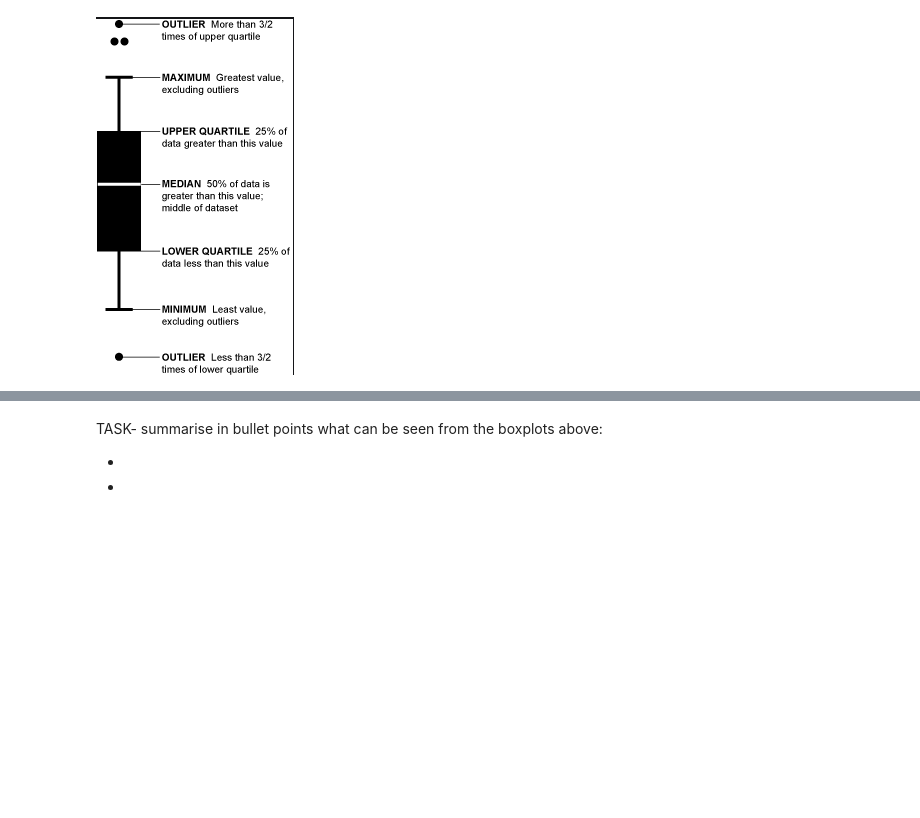
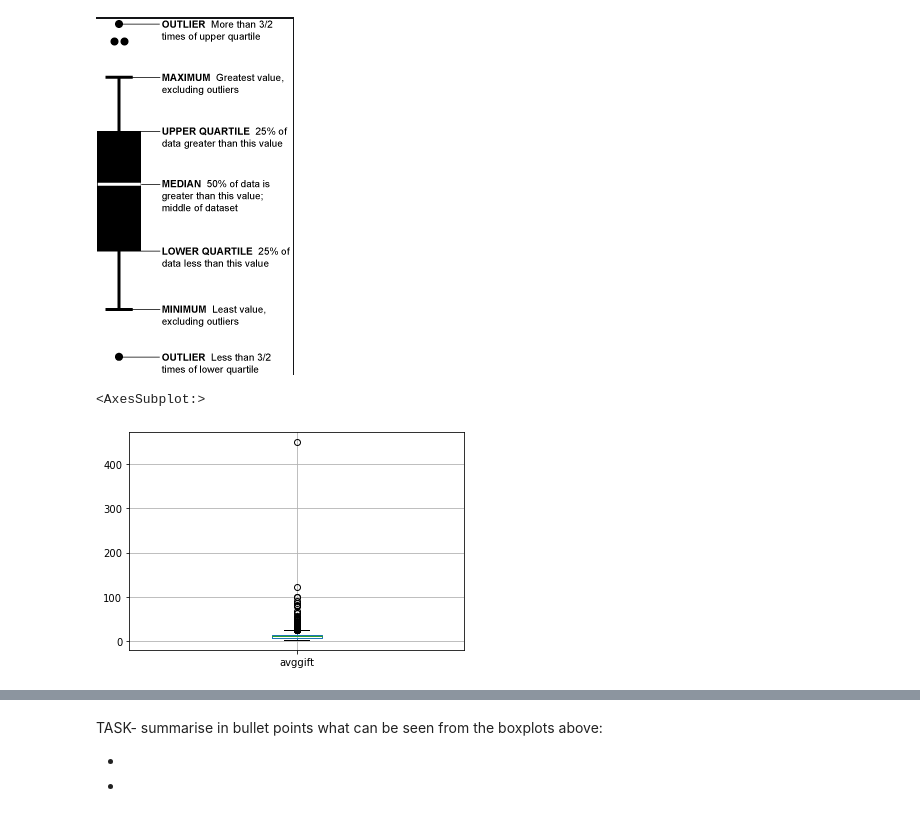
Before and after one commit to student-IH-labs-and-stuff/BCNDATA2022, a Jupyter notebook: ClassMaterials/Week1/Day4EDA/Correlation_Distribution_Multicollinearity-Sian.ipynb, the cells around one changed output, grey strips where cells are left out. Cells and saved outputs as stored; diff of their text form; code cells hidden in the pictures; blank space fills up the shorter version.

```diff
--- a/ClassMaterials/Week1/Day4EDA/Correlation_Distribution_Multicollinearity-Sian.ipynb
+++ b/ClassMaterials/Week1/Day4EDA/Correlation_Distribution_Multicollinearity-Sian.ipynb
@@ -262,5 +292,9 @@ Image('boxplot.png')
 # %% [output]
 [figure]
 # %%
-#standard box plot of body mass
+#standard box plot
+data.boxplot('avggift')
+# %% [output]
+<AxesSubplot:>
+[figure, added]
 # %%
```
Also changed, not shown: parts of 13 cells of this notebook, 1 other file.
